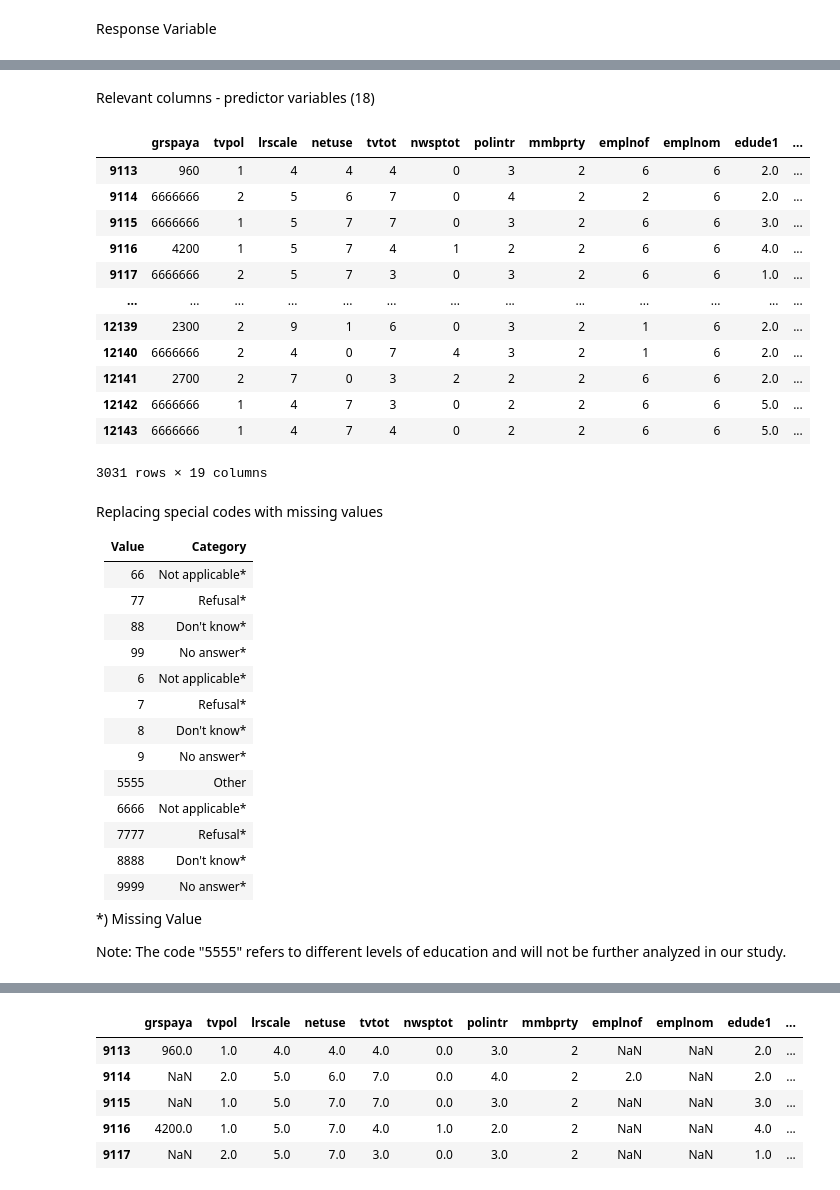
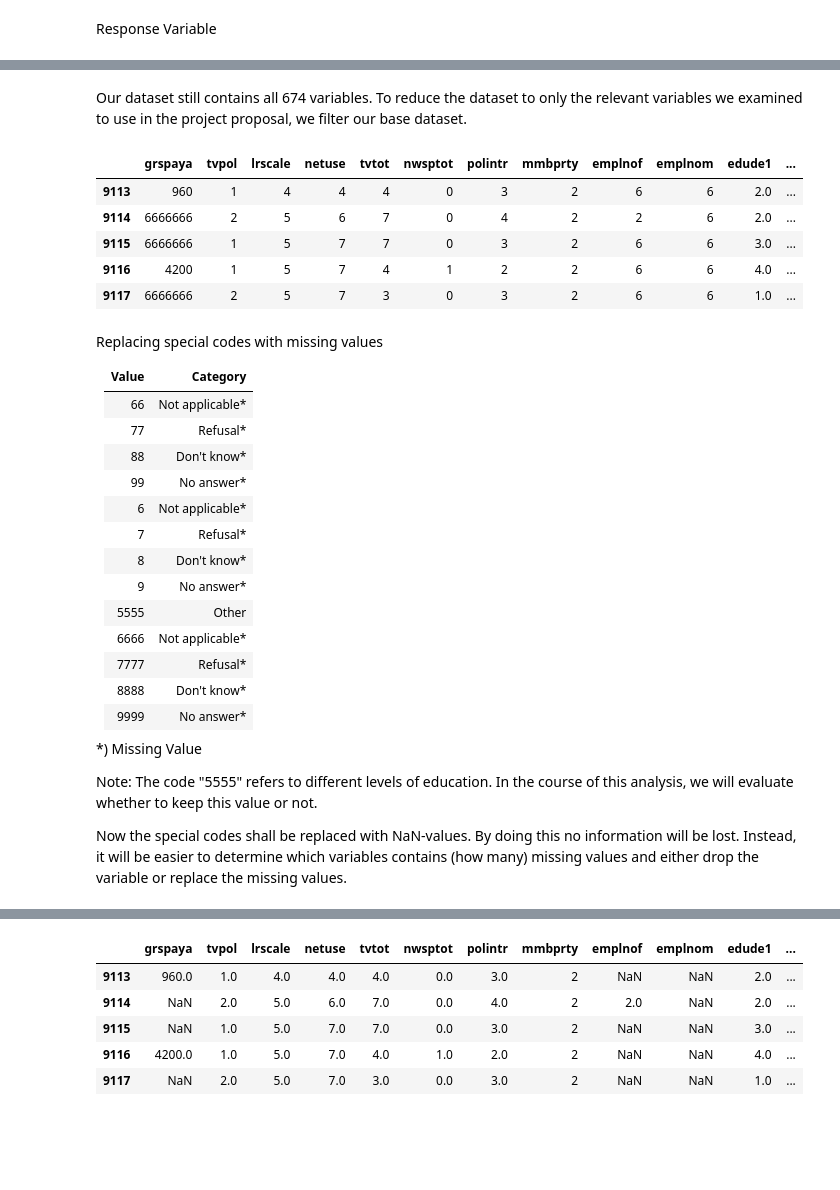
Before and after one commit to HdM-DataAnalytics/Project, a Jupyter notebook: notebooks/draft-analysis.ipynb, the cells around one changed output, grey strips where cells are left out. Cells and saved outputs as stored; diff of their text form; code cells hidden in the pictures; blank space fills up the shorter version.

```diff
--- a/notebooks/draft-analysis.ipynb
+++ b/notebooks/draft-analysis.ipynb
@@ -206,2 +202,0 @@ na_val3 = [5555, 6666,7777,8888,9999]
-# %% [markdown]
-Relevant columns - predictor variables (18)
@@ -213,21 +203,16 @@ vars3_reg = ['edude1', 'edude2', 'edude3', 'edufde1', 'edufde2', 'edufde3', 'edu
+# %% [markdown]
+Our dataset still contains all 674 variables. To reduce the dataset to only the relevant variables we examined to use in the project proposal, we filter our base dataset.
 # %%
 reg_df = df_german[vars0_reg + vars1_reg + vars2_reg + vars3_reg]
 # %%
-reg_df
+reg_df.head()
 # %% [output]
 |  | grspaya | tvpol | lrscale | netuse | tvtot | nwsptot | polintr | mmbprty | emplnof | emplnom | edude1 | ... |
 | 9113 | 960 | 1 | 4 | 4 | 4 | 0 | 3 | 2 | 6 | 6 | 2.0 | ... |
 | 9114 | 6666666 | 2 | 5 | 6 | 7 | 0 | 4 | 2 | 2 | 6 | 2.0 | ... |
 | 9115 | 6666666 | 1 | 5 | 7 | 7 | 0 | 3 | 2 | 6 | 6 | 3.0 | ... |
 | 9116 | 4200 | 1 | 5 | 7 | 4 | 1 | 2 | 2 | 6 | 6 | 4.0 | ... |
 | 9117 | 6666666 | 2 | 5 | 7 | 3 | 0 | 3 | 2 | 6 | 6 | 1.0 | ... |
-| ... | ... | ... | ... | ... | ... | ... | ... | ... | ... | ... | ... | ... |
-| 12139 | 2300 | 2 | 9 | 1 | 6 | 0 | 3 | 2 | 1 | 6 | 2.0 | ... |
-| 12140 | 6666666 | 2 | 4 | 0 | 7 | 4 | 3 | 2 | 1 | 6 | 2.0 | ... |
-| 12141 | 2700 | 2 | 7 | 0 | 3 | 2 | 2 | 2 | 6 | 6 | 2.0 | ... |
-| 12142 | 6666666 | 1 | 4 | 7 | 3 | 0 | 2 | 2 | 6 | 6 | 5.0 | ... |
-| 12143 | 6666666 | 1 | 4 | 7 | 4 | 0 | 2 | 2 | 6 | 6 | 5.0 | ... |
-3031 rows × 19 columns
 # %% [markdown]
 Replacing special codes with missing values
 
@@ -249,4 +234,6 @@ Replacing special codes with missing values
 
 *) Missing Value
 
-Note: The code "5555" refers to different levels of education and will not be further analyzed in our study.
+Note: The code "5555" refers to different levels of education. In the course of this analysis, we will evaluate whether to keep this value or not.
+
+Now the special codes shall be replaced with NaN-values. By doing this no information will be lost. Instead, it will be easier to determine which variables contains (how many) missing values and either drop the variable or replace the missing values.
```
Also changed, not shown: parts of 59 cells of this notebook.
